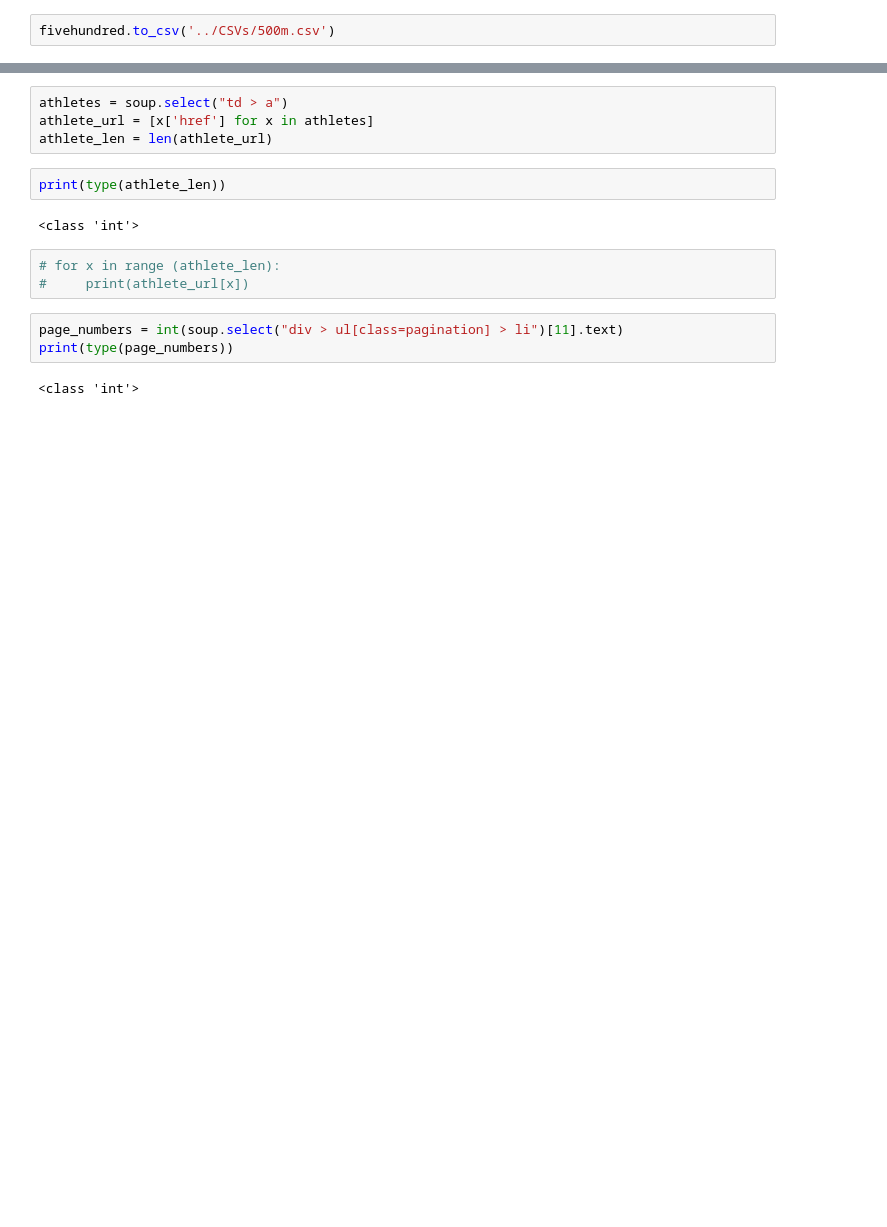
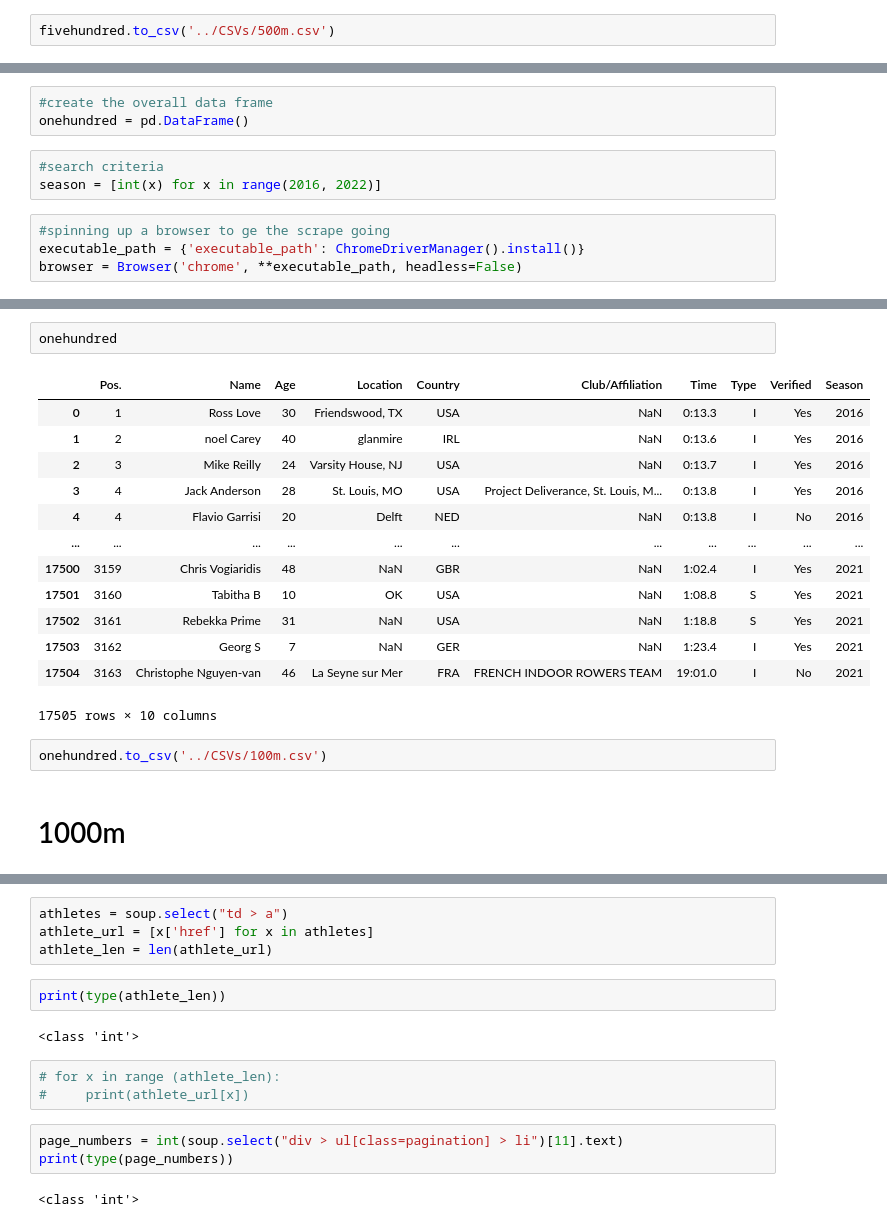
Before and after one commit to JohnShuford/FITDAT, a Jupyter notebook: Notebooks/C2_scrape.ipynb, the cells around one changed output, grey strips where cells are left out. Cells and saved outputs as stored; diff of their text form; blank space fills up the shorter version.

```diff
--- a/Notebooks/C2_scrape.ipynb
+++ b/Notebooks/C2_scrape.ipynb
@@ -212,0 +211,10 @@ fivehundred.to_csv('../CSVs/500m.csv')
+# %%
+#create the overall data frame
+onehundred = pd.DataFrame()
+# %%
+#search criteria
+season = [int(x) for x in range(2016, 2022)]
+# %%
+#spinning up a browser to ge the scrape going
+executable_path = {'executable_path': ChromeDriverManager().install()}
+browser = Browser('chrome', **executable_path, headless=False)
@@ -212,0 +289,20 @@ fivehundred.to_csv('../CSVs/500m.csv')
+# %%
+onehundred
+# %% [output]
+|  | Pos. | Name | Age | Location | Country | Club/Affiliation | Time | Type | Verified | Season |
+| 0 | 1 | Ross Love | 30 | Friendswood, TX | USA | NaN | 0:13.3 | I | Yes | 2016 |
+| 1 | 2 | noel Carey | 40 | glanmire | IRL | NaN | 0:13.6 | I | Yes | 2016 |
+| 2 | 3 | Mike Reilly | 24 | Varsity House, NJ | USA | NaN | 0:13.7 | I | Yes | 2016 |
+| 3 | 4 | Jack Anderson | 28 | St. Louis, MO | USA | Project Deliverance, St. Louis, M... | 0:13.8 | I | Yes | 2016 |
+| 4 | 4 | Flavio Garrisi | 20 | Delft | NED | NaN | 0:13.8 | I | No | 2016 |
+| ... | ... | ... | ... | ... | ... | ... | ... | ... | ... | ... |
+| 17500 | 3159 | Chris Vogiaridis | 48 | NaN | GBR | NaN | 1:02.4 | I | Yes | 2021 |
+| 17501 | 3160 | Tabitha B | 10 | OK | USA | NaN | 1:08.8 | S | Yes | 2021 |
+| 17502 | 3161 | Rebekka Prime | 31 | NaN | USA | NaN | 1:18.8 | S | Yes | 2021 |
+| 17503 | 3162 | Georg S | 7 | NaN | GER | NaN | 1:23.4 | I | Yes | 2021 |
+| 17504 | 3163 | Christophe Nguyen-van | 46 | La Seyne sur Mer | FRA | FRENCH INDOOR ROWERS TEAM | 19:01.0 | I | No | 2021 |
+17505 rows × 10 columns
+# %%
+onehundred.to_csv('../CSVs/100m.csv')
+# %% [markdown]
+# 1000m
```
Also changed, not shown: parts of 16 cells of this notebook, 2 other files.
